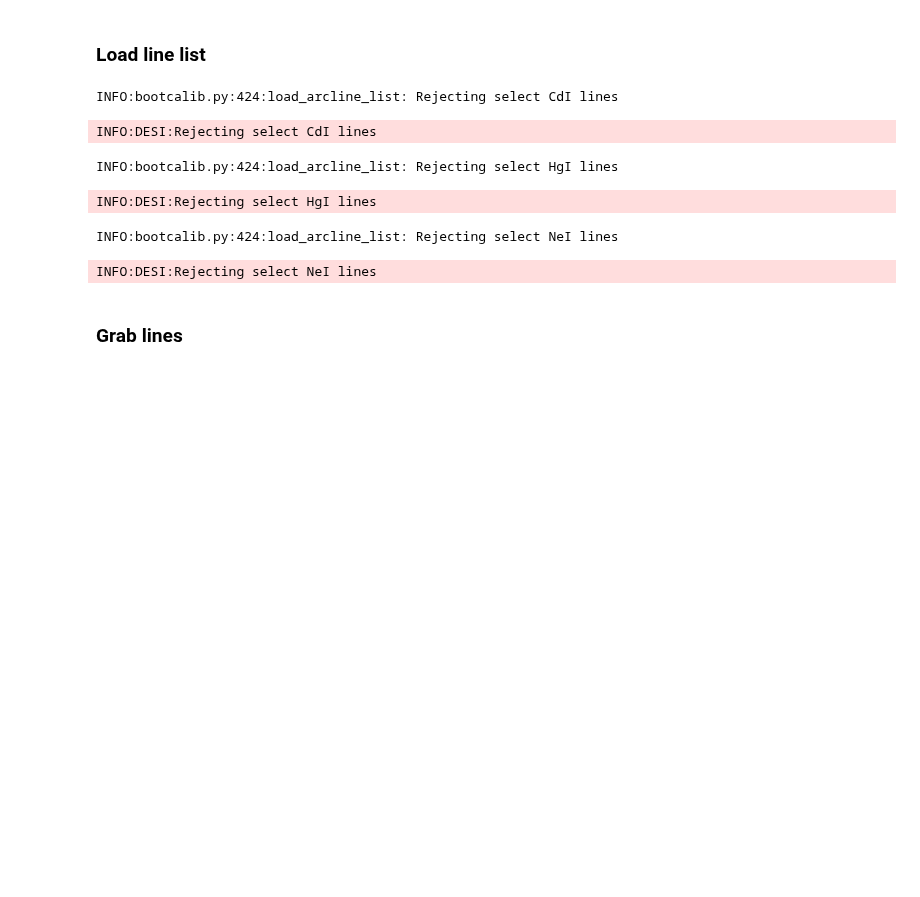
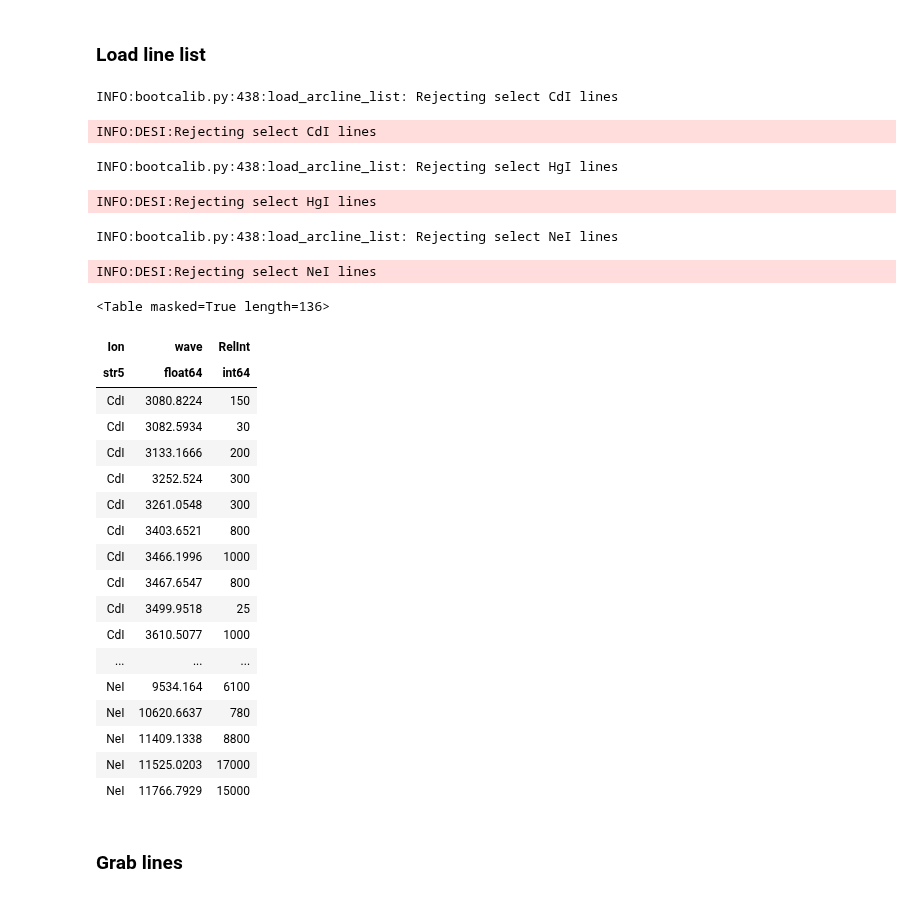
Before and after one commit to desihub/desispec, a Jupyter notebook: doc/nb/Boot_Calibs_firsttry.ipynb, the cells around one changed output. Saved outputs shown, nothing was run; the diff lists cells and outputs as text; code cells hidden in the pictures; blank space fills up the shorter version.

```diff
--- a/doc/nb/Boot_Calibs_firsttry.ipynb
+++ b/doc/nb/Boot_Calibs_firsttry.ipynb
@@ -126,7 +126,9 @@ plt.close()
 # %% [markdown]
 ### Load Image
 # %%
-arc = fits.open('/Users/xavier/DESI/Wavelengths/pix-b0-00000000.fits')[0].data
+arc_hdu = fits.open('/Users/xavier/DESI/Wavelengths/pix-b0-00000000.fits')
+arc = arc_hdu[0].data
+header = arc_hdu[0].header
 # %% [markdown]
 ### Extract
 # %%
@@ -231,12 +233,34 @@ reload(desiboot)
 #llist = pypit_alines.load_arcline_list(None,None,['CdI','ArI','NeI','HgI'],wvmnx=aparm['wvmnx'])
 llist = desiboot.load_arcline_list(camera)#['CdI','ArI','HgI','NeI'])
 # %% [output]
-INFO:bootcalib.py:424:load_arcline_list: Rejecting select CdI lines
+INFO:bootcalib.py:438:load_arcline_list: Rejecting select CdI lines
 INFO:DESI:Rejecting select CdI lines
-INFO:bootcalib.py:424:load_arcline_list: Rejecting select HgI lines
+INFO:bootcalib.py:438:load_arcline_list: Rejecting select HgI lines
 INFO:DESI:Rejecting select HgI lines
-INFO:bootcalib.py:424:load_arcline_list: Rejecting select NeI lines
+INFO:bootcalib.py:438:load_arcline_list: Rejecting select NeI lines
 INFO:DESI:Rejecting select NeI lines
+# %%
+llist
+# %% [output]
+<Table masked=True length=136>
+| Ion | wave | RelInt |
+| str5 | float64 | int64 |
+| CdI | 3080.8224 | 150 |
+| CdI | 3082.5934 | 30 |
+| CdI | 3133.1666 | 200 |
+| CdI | 3252.524 | 300 |
+| CdI | 3261.0548 | 300 |
+| CdI | 3403.6521 | 800 |
+| CdI | 3466.1996 | 1000 |
+| CdI | 3467.6547 | 800 |
+| CdI | 3499.9518 | 25 |
+| CdI | 3610.5077 | 1000 |
+| ... | ... | ... |
+| NeI | 9534.164 | 6100 |
+| NeI | 10620.6637 | 780 |
+| NeI | 11409.1338 | 8800 |
+| NeI | 11525.0203 | 17000 |
+| NeI | 11766.7929 | 15000 |
 # %% [markdown]
 ### Grab lines
 # %%
```
Also changed, not shown: 3 other files.
